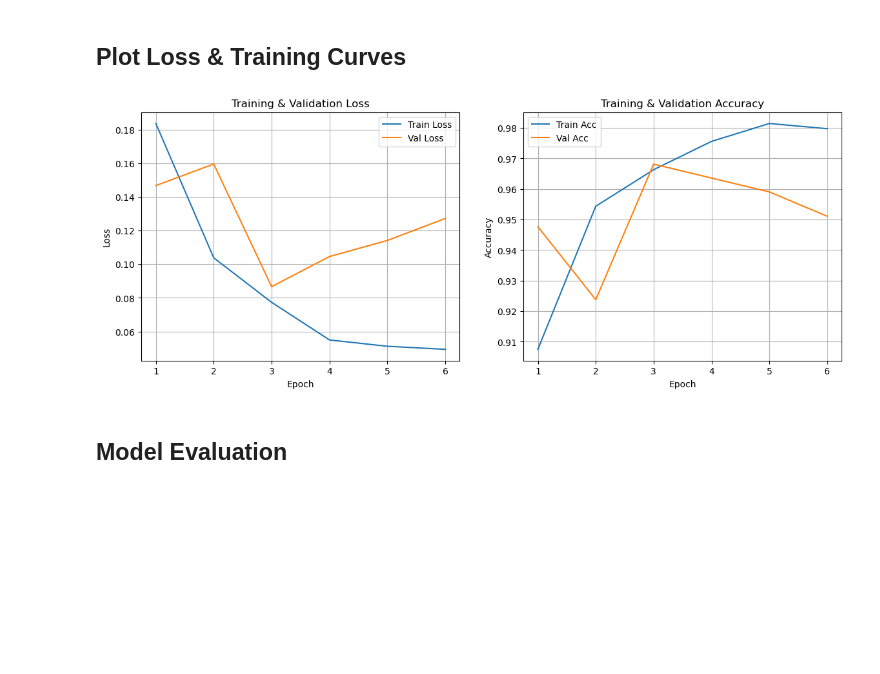
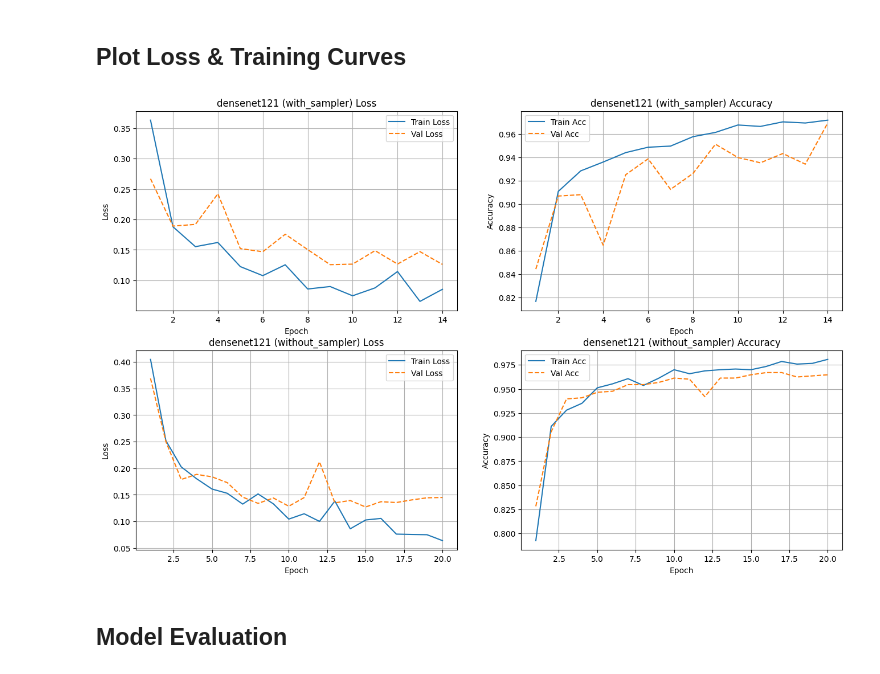
Before and after one commit to Scremed/Pneumonia-Detection, a Jupyter notebook: DenseNet-121_model.ipynb, the cells around one changed output. Saved outputs shown, nothing was run; the diff lists cells and outputs as text; code cells hidden in the pictures; blank space fills up the shorter version.

```diff
--- a/DenseNet-121_model.ipynb
+++ b/DenseNet-121_model.ipynb
@@ -18,16 +19,21 @@ import numpy as np
 # %%
 class Config:
     model_name = "densenet121"
+    num_classes = 2
     img_size = 224
-    batch_size = 16
-    lr = 1e-4
-    epochs = 15
-    patience = 3
+    batch_size = 32
+    lr = 5e-5
+    epochs = 30
+    patience = 5
     device = torch.device("cuda" if torch.cuda.is_available() else "cpu")
 
     train_split = 0.70
     val_split = 0.15
     test_split = 0.15
+    experiments = {
+        "with_sampler": True,
+        "without_sampler": False,
+    }
 
     save_dir = "checkpoints"
     os.makedirs(save_dir, exist_ok=True)
@@ -240,30 +326,57 @@ Val   Loss: 0.1272  |  Acc: 0.9511
 # %% [markdown]
 ## Plot Loss & Training Curves
 # %%
-epochs_range = range(1, len(history["train_loss"]) + 1)
+plt.figure(figsize=(16, 10))
 
-plt.figure(figsize=(14,5))
-plt.subplot(1, 2, 1)
-plt.plot(epochs_range, history["train_loss"], label="Train Loss")
-plt.plot(epochs_range, history["val_loss"], label="Val Loss")
-plt.xlabel("Epoch")
-plt.ylabel("Loss")
-plt.title("Training & Validation Loss")
-plt.legend()
-plt.grid()
+# with_sampler loss/acc
+if "with_sampler" in histories:
+    hs = histories["with_sampler"]
+    epochs_range = range(1, len(hs["train_loss"]) + 1)
 
-plt.subplot(1, 2, 2)
-plt.plot(epochs_range, history["train_acc"], label="Train Acc")
-plt.plot(epochs_range, history["val_acc"], label="Val Acc")
-plt.xlabel("Epoch")
-plt.ylabel("Accuracy")
-plt.title("Training & Validation Accuracy")
-plt.legend()
-plt.grid()
+    plt.subplot(2, 2, 1)
+    plt.plot(epochs_range, hs["train_loss"], label="Train Loss")
+    plt.plot(epochs_range, hs["val_loss"], linestyle="--", label="Val Loss")
+    plt.xlabel("Epoch")
+    plt.ylabel("Loss")
+    plt.title(f"{CFG.model_name} (with_sampler) Loss")
+    plt.legend()
+    plt.grid()
+
+    plt.subplot(2, 2, 2)
+    plt.plot(epochs_range, hs["train_acc"], label="Train Acc")
+    plt.plot(epochs_range, hs["val_acc"], linestyle="--", label="Val Acc")
+    plt.xlabel("Epoch")
+    plt.ylabel("Accuracy")
+    plt.title(f"{CFG.model_name} (with_sampler) Accuracy")
+    plt.legend()
+    plt.grid()
+
+# without_sampler loss/acc
+if "without_sampler" in histories:
+    hs = histories["without_sampler"]
+    epochs_range = range(1, len(hs["train_loss"]) + 1)
+
+    plt.subplot(2, 2, 3)
+    plt.plot(epochs_range, hs["train_loss"], label="Train Loss")
+    plt.plot(epochs_range, hs["val_loss"], linestyle="--", label="Val Loss")
+    plt.xlabel("Epoch")
+    plt.ylabel("Loss")
+    plt.title(f"{CFG.model_name} (without_sampler) Loss")
+    plt.legend()
+    plt.grid()
+
+    plt.subplot(2, 2, 4)
+    plt.plot(epochs_range, hs["train_acc"], label="Train Acc")
+    plt.plot(epochs_range, hs["val_acc"], linestyle="--", label="Val Acc")
+    plt.xlabel("Epoch")
+    plt.ylabel("Accuracy")
+    plt.title(f"{CFG.model_name} (without_sampler) Accuracy")
+    plt.legend()
+    plt.grid()
 
 plt.show()
 # %% [output]
-[figure, old version]
+[figure, new version]
 # %% [markdown]
 ## Model Evaluation
 # %%
```
Also changed, not shown: parts of 8 cells of this notebook, 1 other file.
